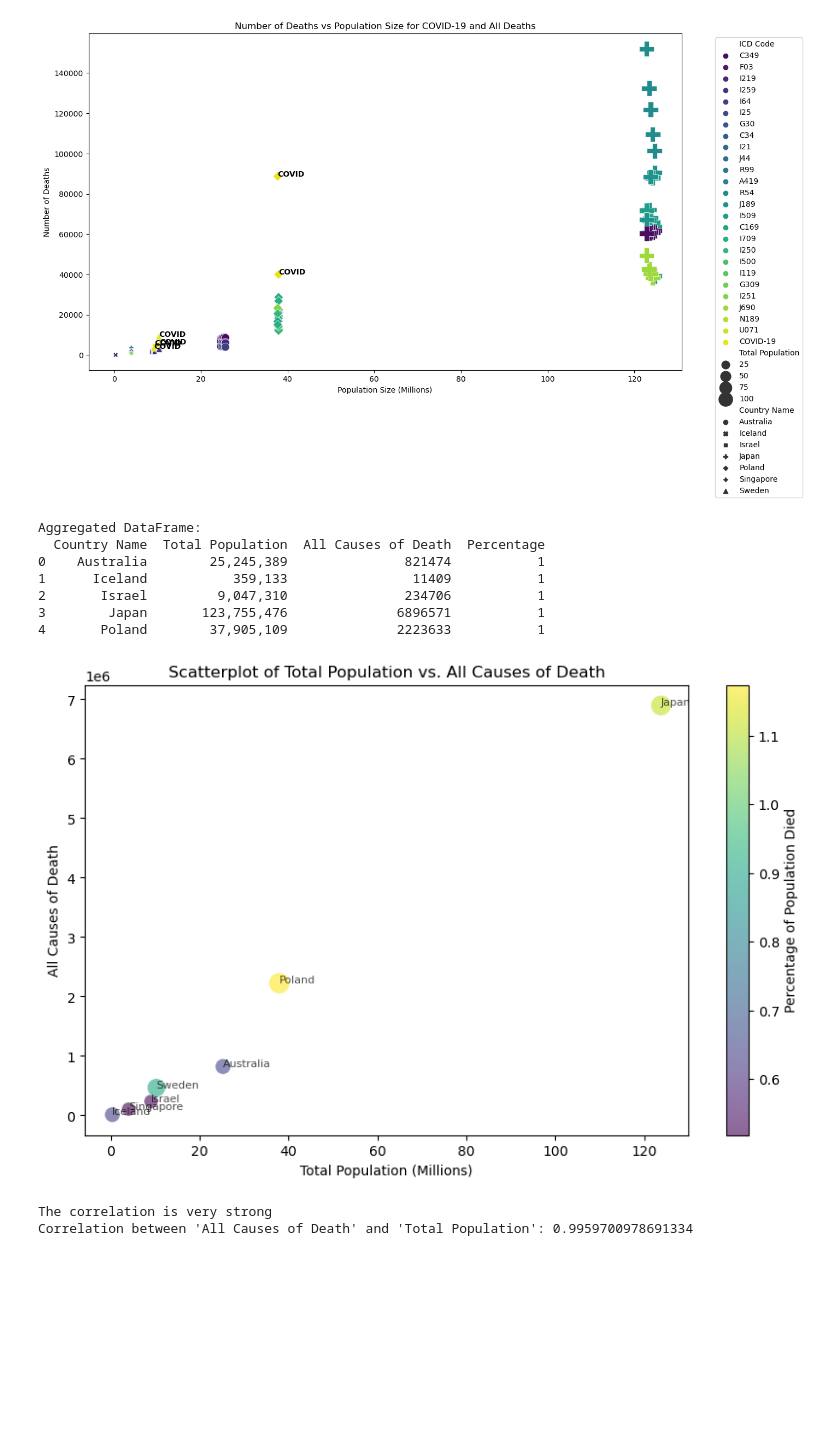
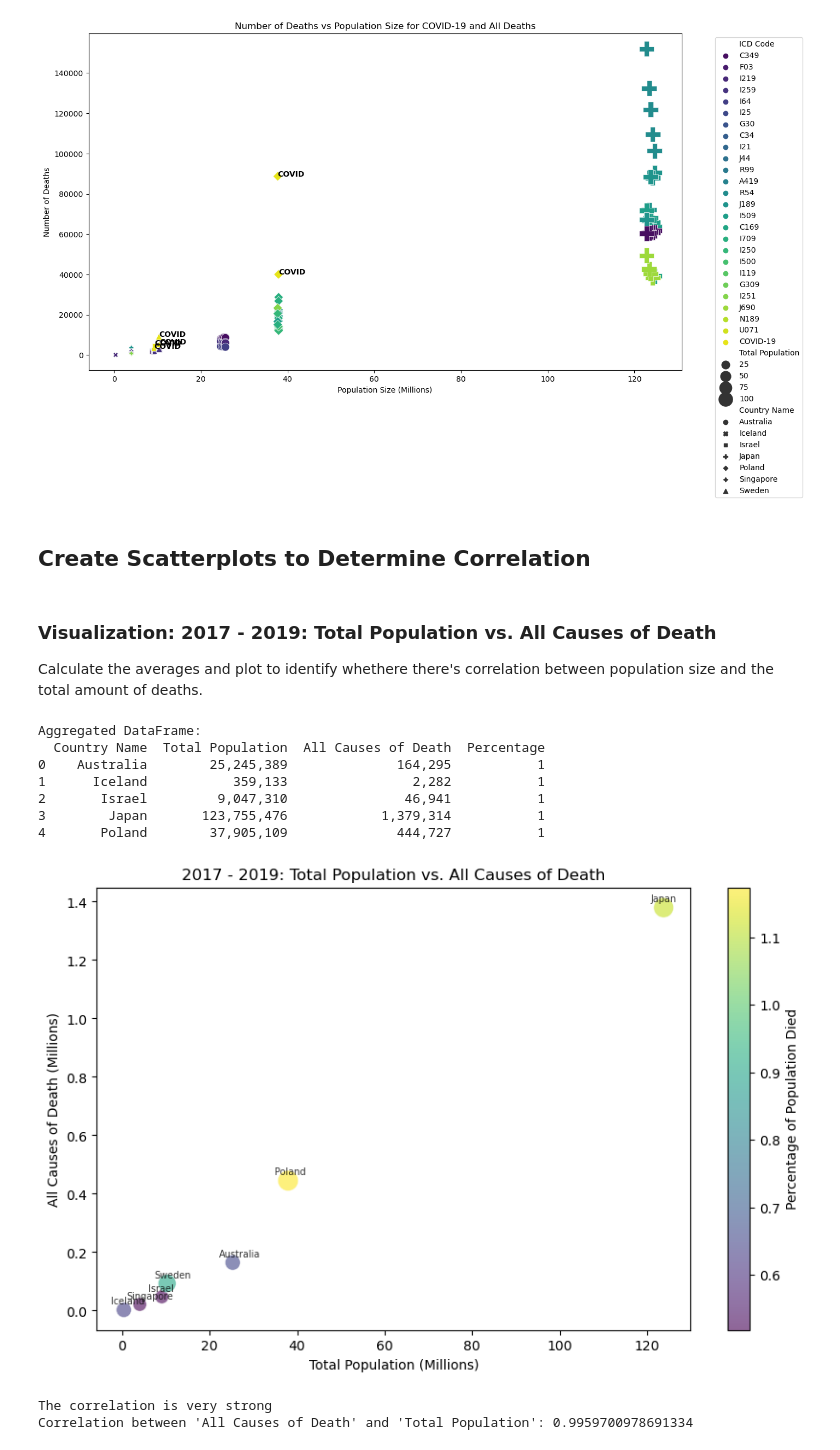
Before and after one commit to ShylaTatum/Group-Project-1, a Jupyter notebook: Findings/workbooks/jenn_visualization.ipynb, the cells around one changed output. Cells and saved outputs as stored; diff of their text form; code cells hidden in the pictures; blank space fills up the shorter version.

Commit message:
Update visuals
Signed-off-by: Jenn Allen <jenn.allen@gmail.com>

```diff
--- a/Findings/workbooks/jenn_visualization.ipynb
+++ b/Findings/workbooks/jenn_visualization.ipynb
@@ -516,3 +516,5 @@ for line in range(0, comparison_df.shape[0]):
 plt.show()
 # %% [output]
 [figure]
+# %% [markdown]
+## Create Scatterplots to Determine Correlation
@@ -519,6 +545,9 @@ plt.show()
+# %% [markdown]
+### Visualization: 2017 - 2019: Total Population vs. All Causes of Death
+Calculate the averages and plot to identify whethere there's correlation between population size and the total amount of deaths.
 # %%
 # Filter the DataFrame to only include the years 2017-2019
-df_filtered_2020_2021 = df_merged[df_merged['Year'].between(2020, 2021)]
+df_filtered_2020_2021 = df_merged[df_merged['Year'].between(2017, 2019)]
 
 
 # Check if the required columns exist in the DataFrame
@@ -533,7 +562,7 @@ df_filter_brazil = df_merged[df_merged['Country Name'] != 'Brazil']
 # Group by 'Country Name' and aggregate the relevant columns
 df_aggregated_all_years = df_filter_brazil.groupby('Country Name').agg({
     'Total Population': lambda x: x.astype(float).mean(),
-    'All Causes of Death': lambda x: x.astype(int).sum(),
+    'All Causes of Death': lambda x: x.astype(int).mean(),
     'Percentage': lambda x: x.astype(float).mean()
 }).reset_index()
 
@@ -544,43 +573,53 @@ print(df_aggregated_all_years.head())
 # Extract the relevant columns from the aggregated DataFrame
 countries = df_aggregated_all_years['Country Name']
 total_population = df_aggregated_all_years['Total Population'] / 1_000_000  # Convert to millions
-all_causes_of_death = df_aggregated_all_years['All Causes of Death']
+all_causes_of_death = df_aggregated_all_years['All Causes of Death'] /1_000_000 # Convert to millions
 percentage = df_aggregated_all_years['Percentage']
 
 # Scale the percentage for bubble size
-bubble_size = percentage * 100 * 2  # Adjust the scaling factor as needed
+bubble_size = percentage * 100 * 2
 
 # Create the scatterplot
 plt.figure(figsize=(10, 6))
 scatter = plt.scatter(total_population, all_causes_of_death, s=bubble_size, c=percentage, cmap='viridis', alpha=0.6, edgecolors='w', linewidth=0.5)
 
 # Set the x-axis formatter to ScalarFormatter and disable scientific notation
 formatter = ScalarFormatter(useOffset=False, useMathText=False)
 formatter.set_scientific(False)
 plt.gca().xaxis.set_major_formatter(ScalarFormatter())
 plt.gca().ticklabel_format(style='plain', axis='x')
 
 # Add color bar
 cbar = plt.colorbar(scatter)
 cbar.set_label('Percentage of Population Died')
 
 # Add titles and labels
-plt.title('Scatterplot of Total Population vs. All Causes of Death')
+plt.title('2017 - 2019: Total Population vs. All Causes of Death')
 plt.xlabel('Total Population (Millions)')
-plt.ylabel('All Causes of Death')
+plt.ylabel('All Causes of Death (Millions)')
 
-# Annotate each point with the country name
+# Annotate each point with the country name at the bottom right of the bubble
 for i, country in enumerate(countries):
-    plt.annotate(country, (total_population[i], all_causes_of_death[i]), fontsize=8, alpha=0.7)
+    plt.annotate(country,
+                 (total_population[i], all_causes_of_death[i]),
+                 xytext=(-10, 10),  # Offset position
+                 textcoords='offset points',
+                 fontsize=7,
+                 alpha=0.8,
+                 ha='left',  # Horizontal alignment
+                 va='top')   # Vertical alignment
+
+# Save the plot as an image file
+plt.savefig('../visualizations/population_vs_death_2017_2019.png', dpi=300, bbox_inches='tight')
 
 # Show the plot
 plt.show()
 # %% [output]
 Aggregated DataFrame:
   Country Name  Total Population  All Causes of Death  Percentage
-0    Australia        25,245,389               821474           1
-1      Iceland           359,133                11409           1
-2       Israel         9,047,310               234706           1
-3        Japan       123,755,476              6896571           1
-4       Poland        37,905,109              2223633           1
+0    Australia        25,245,389              164,295           1
+1      Iceland           359,133                2,282           1
+2       Israel         9,047,310               46,941           1
+3        Japan       123,755,476            1,379,314           1
+4       Poland        37,905,109              444,727           1
-[figure, old version]
+[figure, new version]
```
Also changed, not shown: parts of 5 cells of this notebook, 4 other files.
